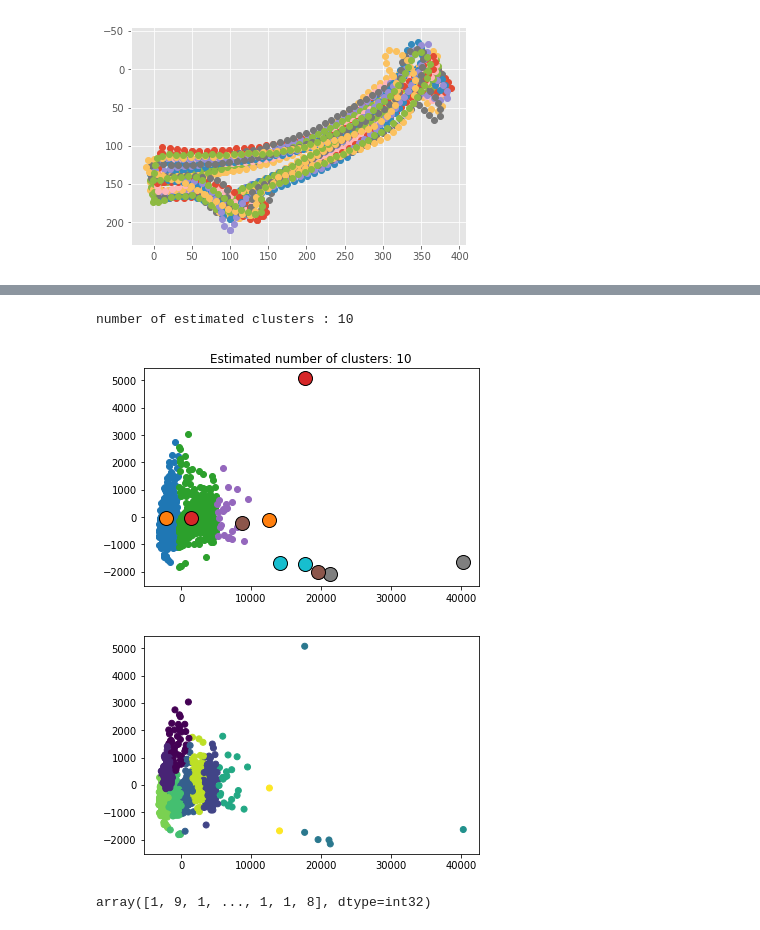
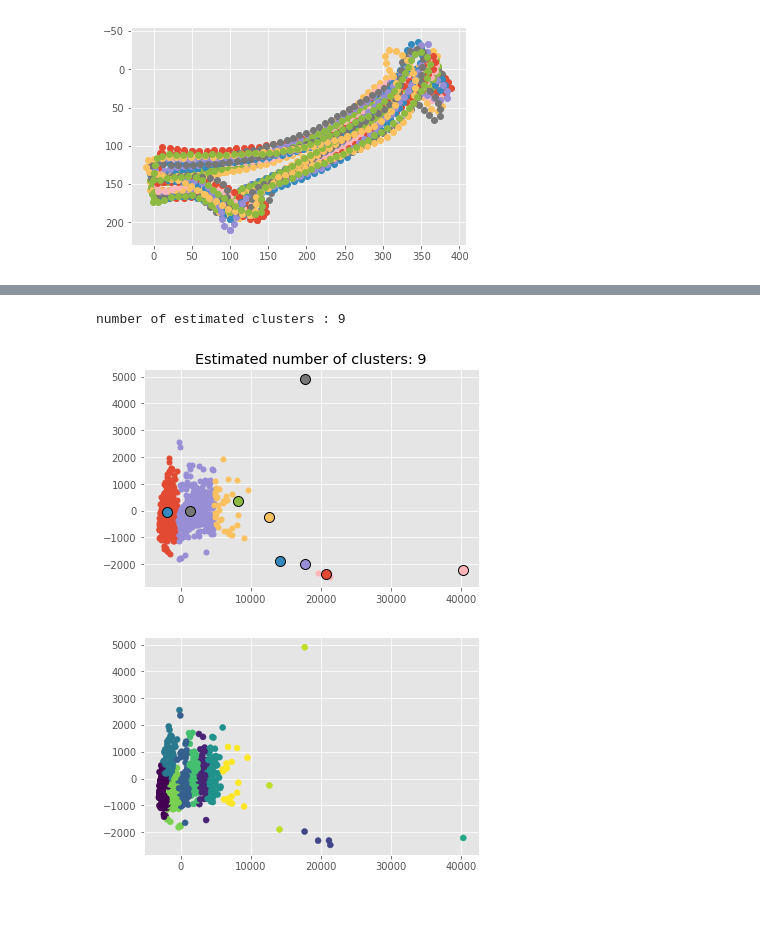
Before and after one commit to celiacintas/vasijas, a Jupyter notebook: profile_clustering.ipynb, the cells around one changed output, grey strips where cells are left out. Saved outputs shown, nothing was run; the diff lists cells and outputs as text; code cells hidden in the pictures.

```diff
--- a/profile_clustering.ipynb
+++ b/profile_clustering.ipynb
@@ -4,0 +6,3 @@ import numpy as np
+# %%
+df_labels = utils.create_df_from_files(path='data/clases/')
+df_labels
@@ -5,5 +45,6 @@ import numpy as np
 # %%
 df = pd.read_csv('data/input_morphoJ.csv')
+df['id'] = df['id'].apply(lambda x: x.split('.')[0])
 df
 # %% [output]
 |  | id | x0 | y0 | x1 | y1 | x2 | y2 | x3 | y3 | x4 | ... | ... |
@@ -26,4 +67,6 @@ df
 1191 rows × 201 columns
+# %%
+merged = pd.merge(df_labels, df, how='inner', on=['id'])
 # %%
 class Shape(object):
         def __init__(self, landmarks, name):
@@ -143,7 +186,9 @@ df_procrustes.to_csv('data/procrustes_coordinates_homemade.txt', index=None)
 # %%
 from sklearn.decomposition import PCA # using randomized Singular Value Decomposition
 
-df = df.drop(['id'], axis=1)
-Xp = PCA(svd_solver='randomized', n_components=2, random_state=1).fit_transform(df.values)
+id_ =  merged['id']
+class_ = merged['class']
+merged = merged.drop(['id', 'class'], axis=1)
+Xp = PCA(svd_solver='randomized', n_components=2, random_state=1).fit_transform(merged.values)
 Xp
 # %% [output]
@@ -168,32 +238,32 @@ plt.show()
 # %%
 from sklearn.cluster import MeanShift, estimate_bandwidth
 from itertools import cycle
 
 bandwidth = estimate_bandwidth(Xp, quantile=0.2, n_samples=500)
 
 ms = MeanShift(bandwidth=bandwidth, bin_seeding=True)
 ms.fit(Xp)
 labels = ms.labels_
 cluster_centers = ms.cluster_centers_
 
 labels_unique = np.unique(labels)
 n_clusters_ = len(labels_unique)
 
 print("number of estimated clusters : %d" % n_clusters_)
 
 plt.figure(1)
 plt.clf()
 
 for k in range(n_clusters_):
     my_members = labels == k
     cluster_center = cluster_centers[k]
-    plt.plot(Xp[my_members, 0], Xp[my_members, 1], 'o')
-    plt.plot(cluster_center[0], cluster_center[1], 'o', markeredgecolor='k', markersize=14)
+    plt.plot(Xp[my_members, 0], Xp[my_members, 1], 'o', markersize=5)
+    plt.plot(cluster_center[0], cluster_center[1], 'o', markeredgecolor='k', markersize=10)
 plt.title('Estimated number of clusters: %d' % n_clusters_)
 plt.show()
 # %% [output]
-number of estimated clusters : 10
+number of estimated clusters : 9
-[figure, old version]
+[figure, new version]
 # %%
 from sklearn.cluster import KMeans
 
@@ -201,8 +271,4 @@ y_pred = KMeans(n_clusters=11, random_state=42).fit_predict(Xp)
 plt.scatter(Xp[:, 0], Xp[:, 1], c=y_pred)
 plt.show()
 # %% [output]
-[figure, old version]
+[figure, new version]
-# %%
-y_pred
-# %% [output]
-array([1, 9, 1, ..., 1, 1, 8], dtype=int32)
```
Also changed, not shown: parts of 6 cells of this notebook.
